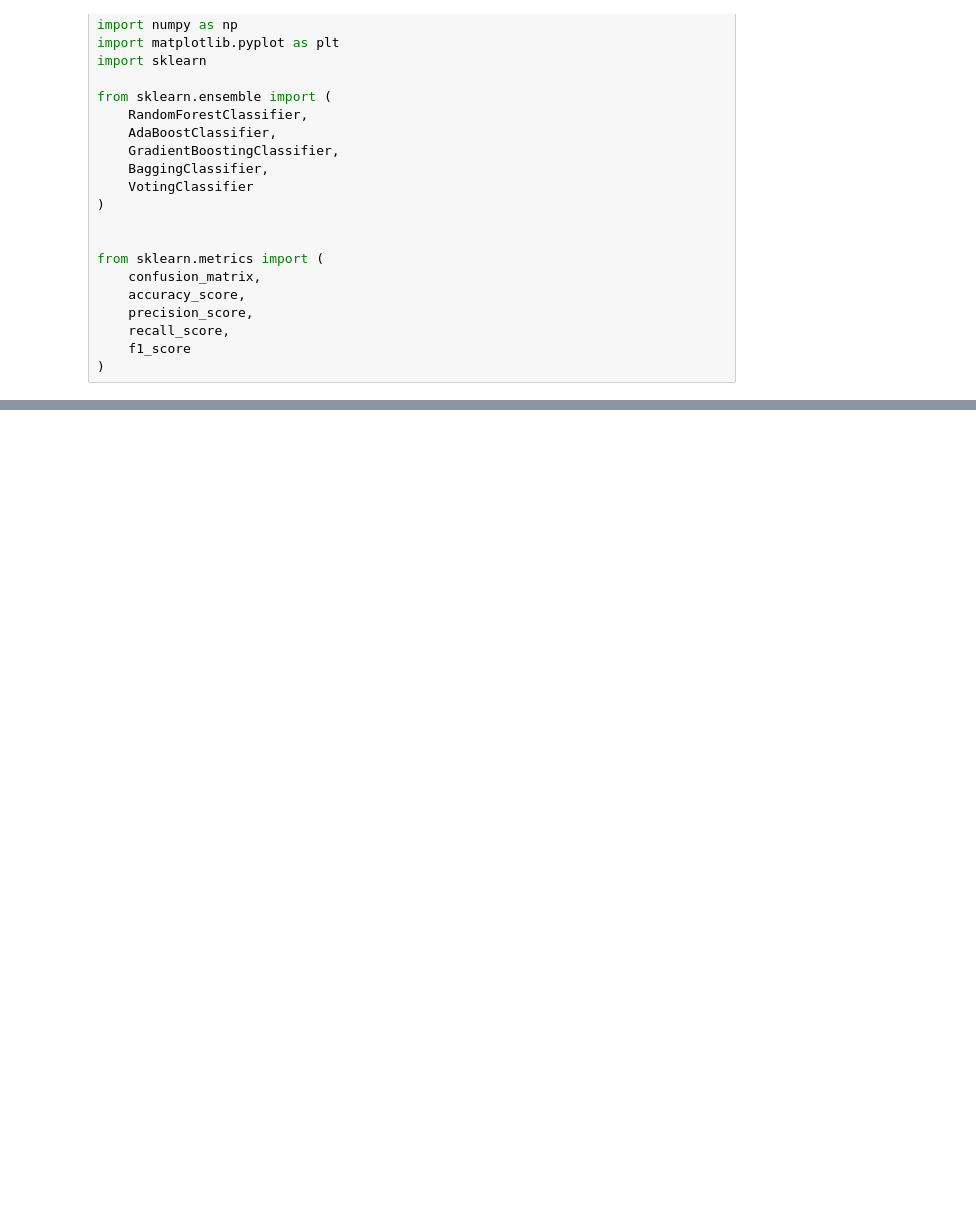
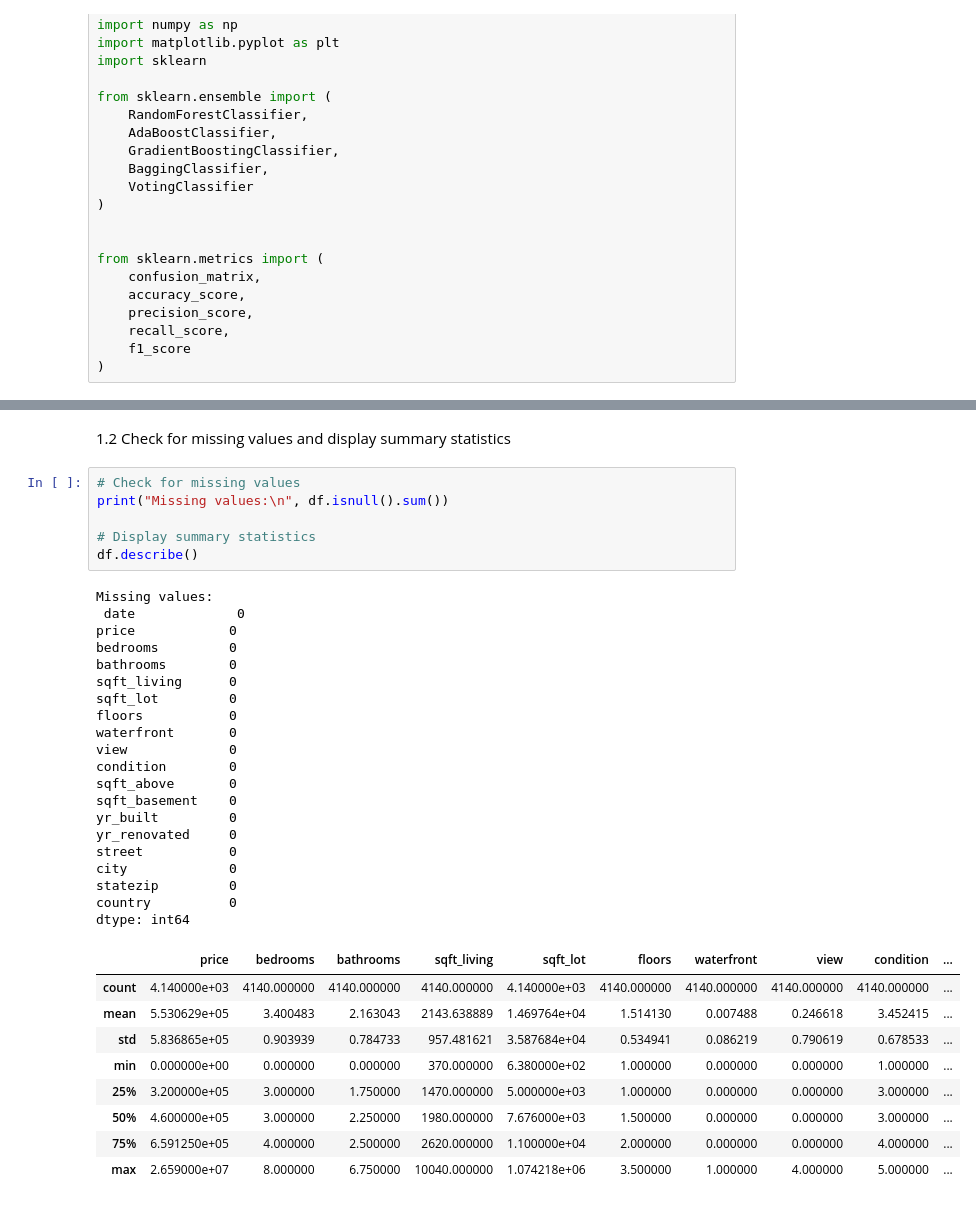
Before and after one commit to evandobler98/ml_regression_dobler, a Jupyter notebook: regression_dobler.ipynb, the cells around one changed output, grey strips where cells are left out. Drawn from its saved outputs; the diff is of its cells as text; blank space fills up the shorter version.

```diff
--- a/regression_dobler.ipynb
+++ b/regression_dobler.ipynb
@@ -41,0 +64,38 @@ from sklearn.metrics import (
+# %% [markdown]
+1.2 Check for missing values and display summary statistics
+# %%
+# Check for missing values
+print("Missing values:\n", df.isnull().sum())
+
+# Display summary statistics
+df.describe()
+# %% [output]
+Missing values:
+ date             0
+price            0
+bedrooms         0
+bathrooms        0
+sqft_living      0
+sqft_lot         0
+floors           0
+waterfront       0
+view             0
+condition        0
+sqft_above       0
+sqft_basement    0
+yr_built         0
+yr_renovated     0
+street           0
+city             0
+statezip         0
+country          0
+dtype: int64
+|  | price | bedrooms | bathrooms | sqft_living | sqft_lot | floors | waterfront | view | condition | ... |
+| count | 4.140000e+03 | 4140.000000 | 4140.000000 | 4140.000000 | 4.140000e+03 | 4140.000000 | 4140.000000 | 4140.000000 | 4140.000000 | ... |
+| mean | 5.530629e+05 | 3.400483 | 2.163043 | 2143.638889 | 1.469764e+04 | 1.514130 | 0.007488 | 0.246618 | 3.452415 | ... |
+| std | 5.836865e+05 | 0.903939 | 0.784733 | 957.481621 | 3.587684e+04 | 0.534941 | 0.086219 | 0.790619 | 0.678533 | ... |
+| min | 0.000000e+00 | 0.000000 | 0.000000 | 370.000000 | 6.380000e+02 | 1.000000 | 0.000000 | 0.000000 | 1.000000 | ... |
+| 25% | 3.200000e+05 | 3.000000 | 1.750000 | 1470.000000 | 5.000000e+03 | 1.000000 | 0.000000 | 0.000000 | 3.000000 | ... |
+| 50% | 4.600000e+05 | 3.000000 | 2.250000 | 1980.000000 | 7.676000e+03 | 1.500000 | 0.000000 | 0.000000 | 3.000000 | ... |
+| 75% | 6.591250e+05 | 4.000000 | 2.500000 | 2620.000000 | 1.100000e+04 | 2.000000 | 0.000000 | 0.000000 | 4.000000 | ... |
+| max | 2.659000e+07 | 8.000000 | 6.750000 | 10040.000000 | 1.074218e+06 | 3.500000 | 1.000000 | 4.000000 | 5.000000 | ... |
```
Also changed, not shown: parts of 50 cells of this notebook, 2 other files.
